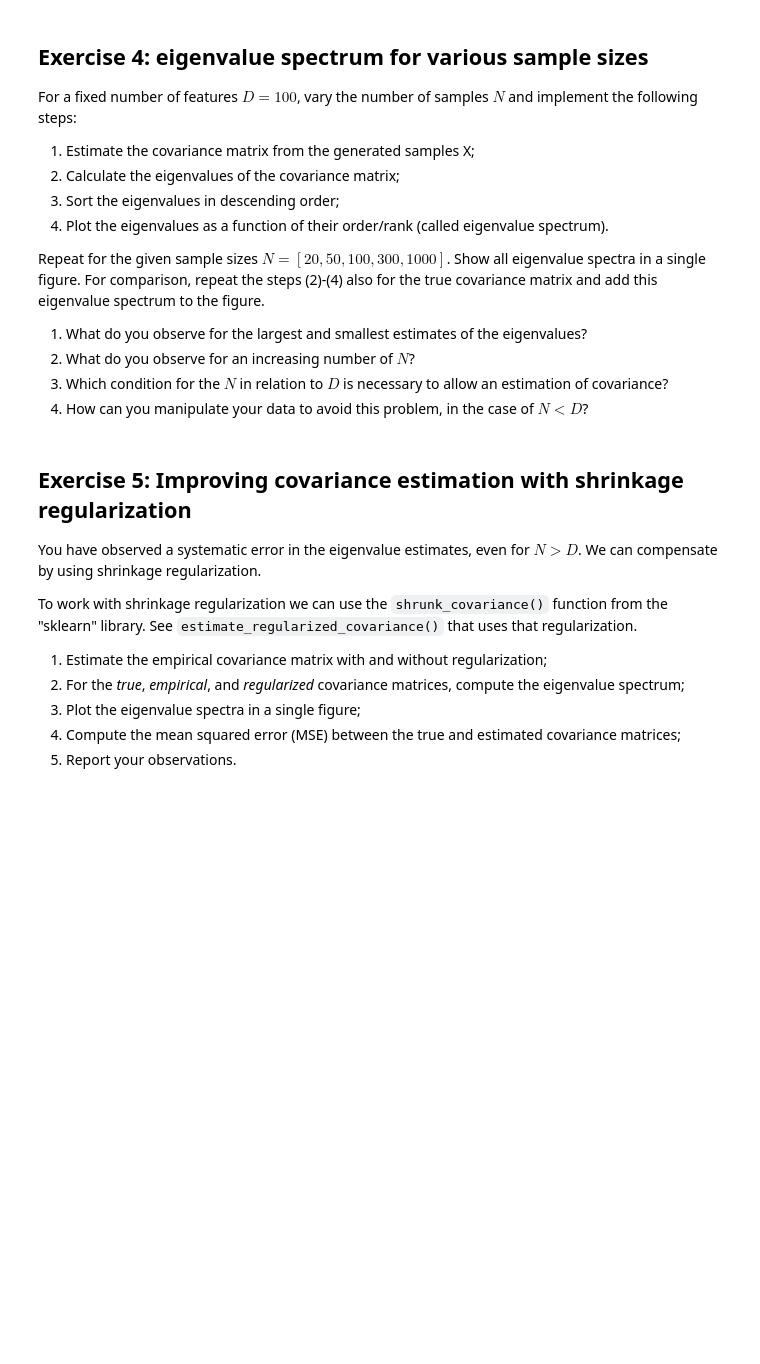
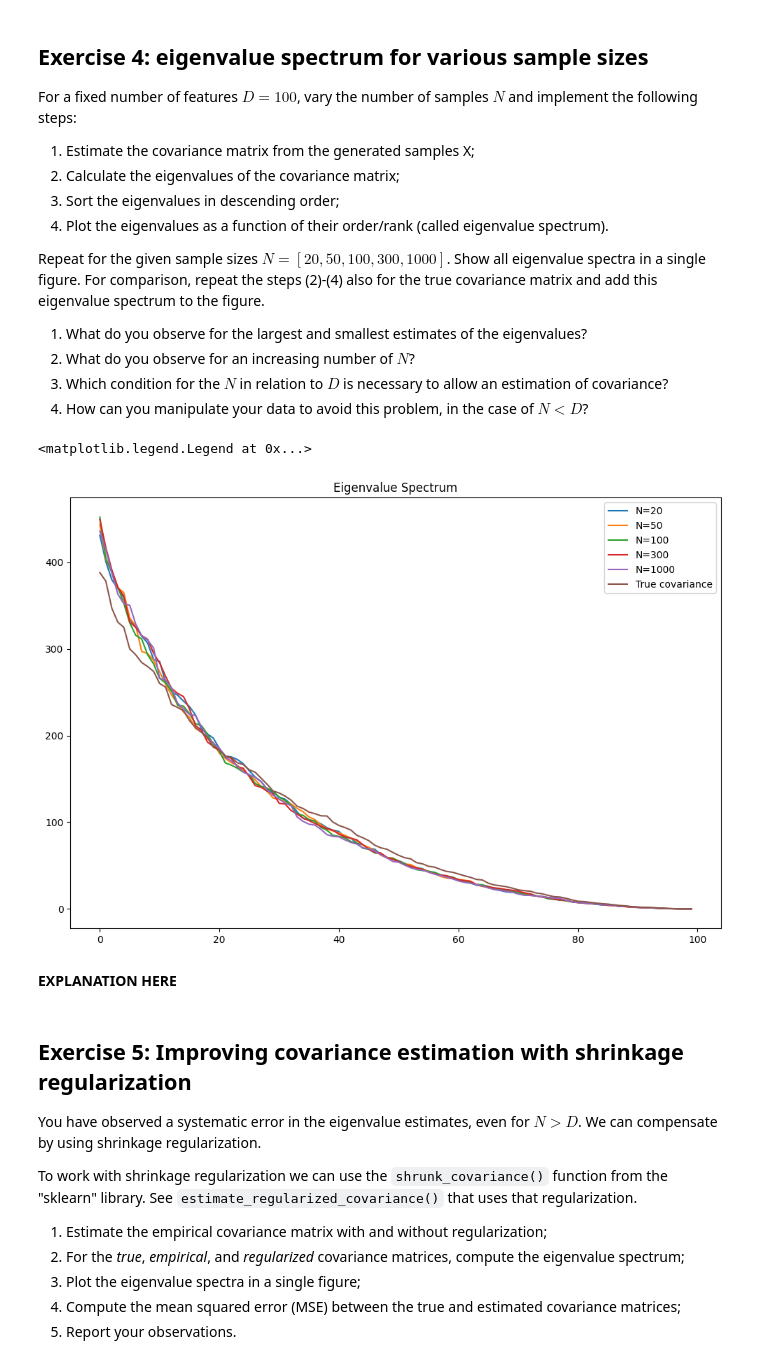
Before and after one commit to RobertvdLeeuw/nix-radboud, a Jupyter notebook: assignment_02_covariance_matrix_BCI.ipynb, the cells around one changed output. Saved outputs shown, nothing was run; the diff lists cells and outputs as text; code cells hidden in the pictures; blank space fills up the shorter version.

```diff
--- a/assignment_02_covariance_matrix_BCI.ipynb
+++ b/assignment_02_covariance_matrix_BCI.ipynb
@@ -76,3 +126,28 @@ cov_true = generate_covariance(D)
+# %%
+plt.figure(figsize=(12, 8))
+
+for n in Ns:
+    X = generate_data(N, cov_true, np.zeros(D))
+    cov_est = estimate_covariance(X)
+    eigenvalues, eigenvectors = np.linalg.eig(cov_est)
+    eigenvalues[::-1].sort()  # Inplace
+
+    # if n not in (20, 1000): continue
+
+    plt.plot(eigenvalues, label=f"N={n}")
+
+eigenvalues, eigenvectors = np.linalg.eig(cov_true)
+eigenvalues[::-1].sort()  # Inplace
+plt.plot(eigenvalues, label=f"True covariance")
+
+
+plt.title("Eigenvalue Spectrum")
+plt.legend()
+# %% [output]
+<matplotlib.legend.Legend at 0x...>
+[figure, added]
+# %% [markdown]
+**EXPLANATION HERE**
 # %% [markdown]
 ## Exercise 5:  Improving covariance estimation with shrinkage regularization
 You have observed a systematic error in the eigenvalue estimates, even for $N > D$. We can compensate by using shrinkage regularization.
```
Also changed, not shown: parts of 11 cells of this notebook, 16 other files.
